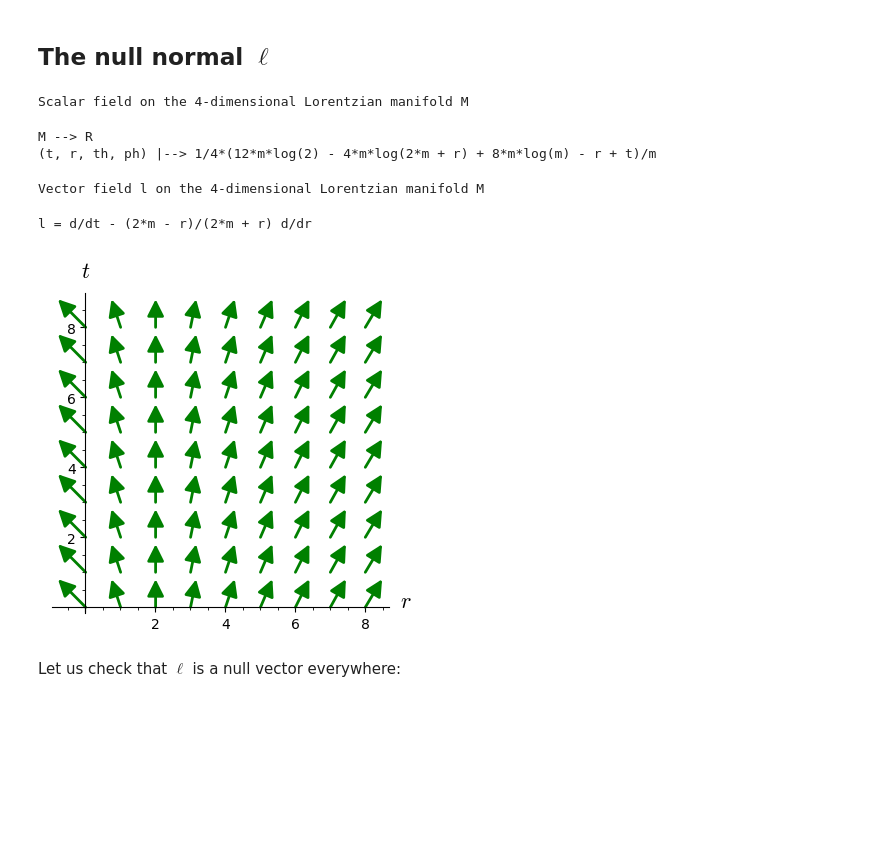
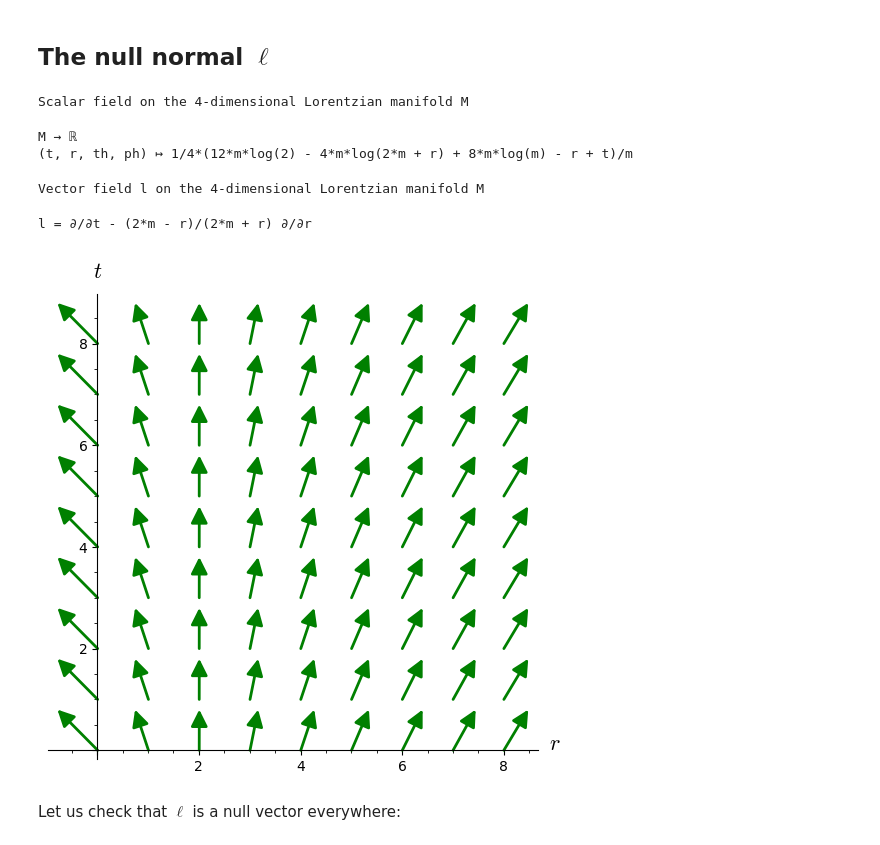
Before and after one commit to egourgoulhon/BHLectures, a Jupyter notebook: sage/Schwarzschild_horizon.ipynb, the cells around one changed output. Saved outputs shown, nothing was run; the diff lists cells and outputs as text; code cells hidden in the pictures; blank space fills up the shorter version.

```diff
--- a/sage/Schwarzschild_horizon.ipynb
+++ b/sage/Schwarzschild_horizon.ipynb
@@ -111,5 +112,5 @@ graph.save('def_Schwarz_Hu.pdf', aspect_ratio=True, axes_labels=[r'$r/m$', r'$t/
 # %%
-du = u.differential()
+du = diff(u)
 print(du)
 du.display()
 # %% [output]
@@ -136,8 +137,8 @@ print(rho)
 rho.display()
 # %% [output]
 Scalar field on the 4-dimensional Lorentzian manifold M
-M --> R
-(t, r, th, ph) |--> 1/4*(12*m*log(2) - 4*m*log(2*m + r) + 8*m*log(m) - r + t)/m
+M → ℝ
+(t, r, th, ph) ↦ 1/4*(12*m*log(2) - 4*m*log(2*m + r) + 8*m*log(m) - r + t)/m
 # %%
 l = - exp(rho) * grad_u
 l.set_name('l', latex_name=r'\ell')
@@ -145,14 +146,14 @@ print(l)
 l.display()
 # %% [output]
 Vector field l on the 4-dimensional Lorentzian manifold M
-l = d/dt - (2*m - r)/(2*m + r) d/dr
+l = ∂/∂t - (2*m - r)/(2*m + r) ∂/∂r
 # %%
 graph_l = l.plot(ambient_coords=(r,t), ranges={r:(0.01,8), t:(0,8)},
                  fixed_coords={th:pi/2, ph:pi}, parameters={m:1}, color='green',
                  scale=0.8, aspect_ratio=1)
-show(graph_l)
+show(graph_l, figsize=8)
 # %% [output]
-[figure, old version]
+[figure, new version]
 # %% [markdown]
 Let us check that $\ell$ is a null vector everywhere:
 # %%
```
Also changed, not shown: parts of 21 cells of this notebook, 3 other files.
